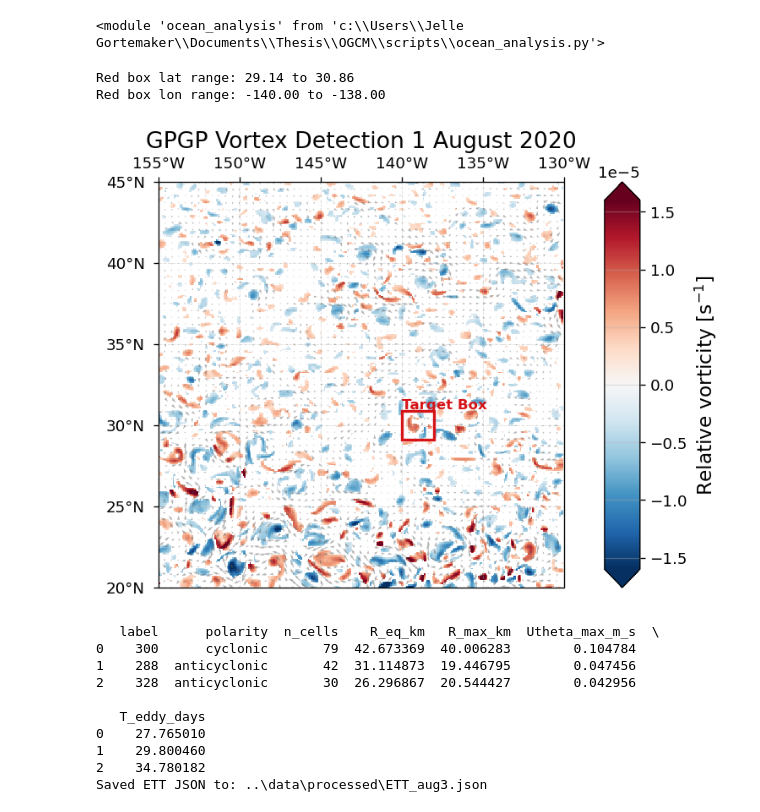
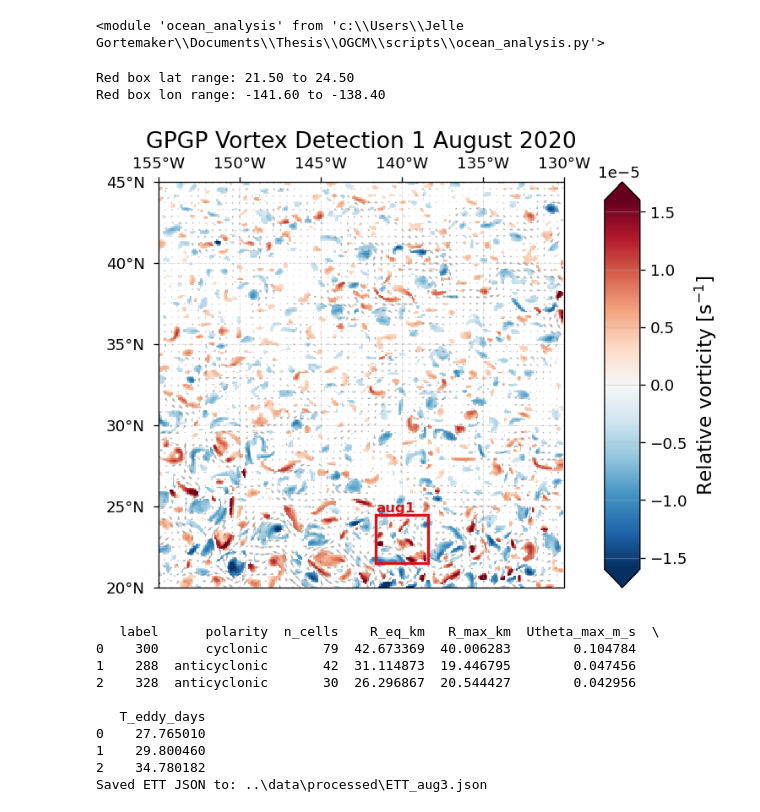
Before and after one commit to Jelle-Gortemaker/Thesis, a Jupyter notebook: OGCM/notebooks/OW_detection.ipynb, the cells around one changed output. Drawn from its saved outputs; the diff is of its cells as text; code cells hidden in the pictures.

```diff
--- a/OGCM/notebooks/OW_detection.ipynb
+++ b/OGCM/notebooks/OW_detection.ipynb
@@ -39,7 +39,7 @@ importlib.reload(oa)
 
 NB_DIR = Path.cwd()
 
-case_name = "aug3"  # edit
+case_name = "aug1"  # edit
 
 # Fixed symmetric colorbar magnitude
 VORT_ABS_MAX = 1.6e-5
@@ -70,21 +70,21 @@ surface_ds = oa.process_glorys_data(
 # 2. SELECT TARGET DOMAIN
 # ============================================================
 
-# lat_s = 25.64
-# lat_n = 27.36
-# lon_w = -141.46
-# lon_e = -139.54
+lat_s = 21.50
+lat_n = 24.50
+lon_w = -141.60
+lon_e = -138.40
 
-center_lat = 30
-center_lon = -139
+# center_lat = 30
+# center_lon = -139
 
-dlat = 192 / 111.32          # ≈ 1.725 deg
-dlon = 192 / (111.32 * np.cos(np.deg2rad(center_lat)))   # ≈ 1.903 deg
+# dlat = 192 / 111.32          # ≈ 1.725 deg
+# dlon = 192 / (111.32 * np.cos(np.deg2rad(center_lat)))   # ≈ 1.903 deg
 
-lat_s = center_lat - dlat/2
-lat_n = center_lat + dlat/2
-lon_w = center_lon - dlon/2
-lon_e = center_lon + dlon/2
+# lat_s = center_lat - dlat/2
+# lat_n = center_lat + dlat/2
+# lon_w = center_lon - dlon/2
+# lon_e = center_lon + dlon/2
 
 print(f"Red box lat range: {lat_s:.2f} to {lat_n:.2f}")
 print(f"Red box lon range: {lon_w:.2f} to {lon_e:.2f}")
@@ -98,36 +98,36 @@ les_box = oa.get_subdomain(
 
 alpha = 0.2
 
 
 # ============================================================
 # 3. COMPUTE OW + EDDY MASK
 # ============================================================
 
 ow_results = oa.calculate_okubo_weiss(surface_ds)
 
 signed_intensity, eddy_mask = oa.get_eddy_intensity(
     ow_results,
     alpha=alpha,
 )
 
 
 # ============================================================
 # VISUALIZE
 # ============================================================
 
 fig, ax = oa.plot_eddy_intensity(
     intensity_data=signed_intensity,
     u=surface_ds.uo,
     v=surface_ds.vo,
     title=title,
     target_box=les_box,
     extent=None,
     vabs=VORT_ABS_MAX,
 )
 # %% [output]
-Red box lat range: 29.14 to 30.86
-Red box lon range: -140.00 to -138.00
+Red box lat range: 21.50 to 24.50
+Red box lon range: -141.60 to -138.40
-[figure, old version]
+[figure, new version]
 # %%
 
 # ============================================================
```
Also changed, not shown: 13 other files.
